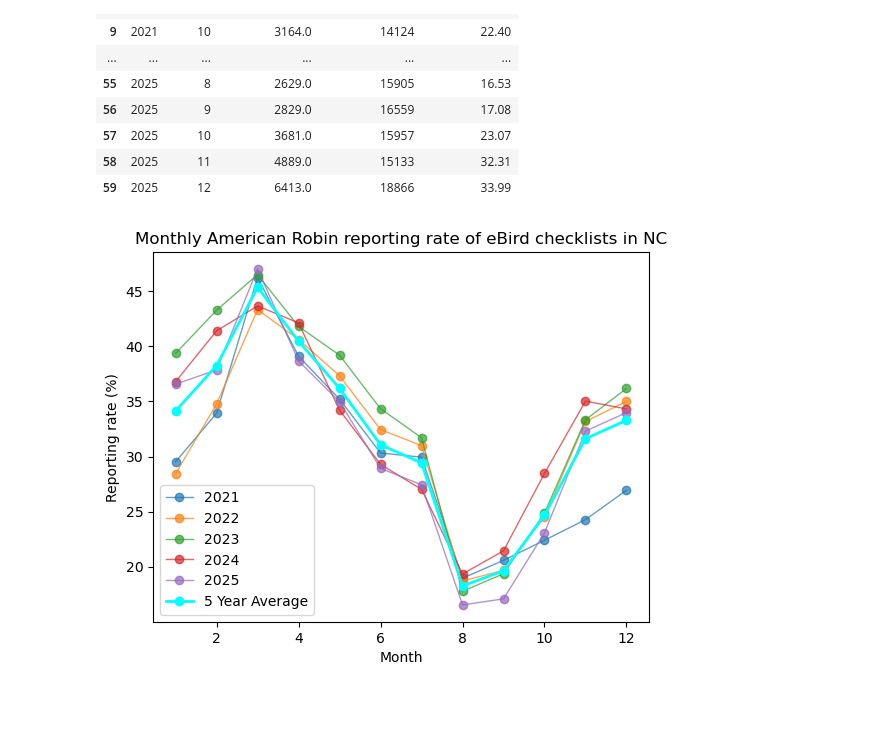
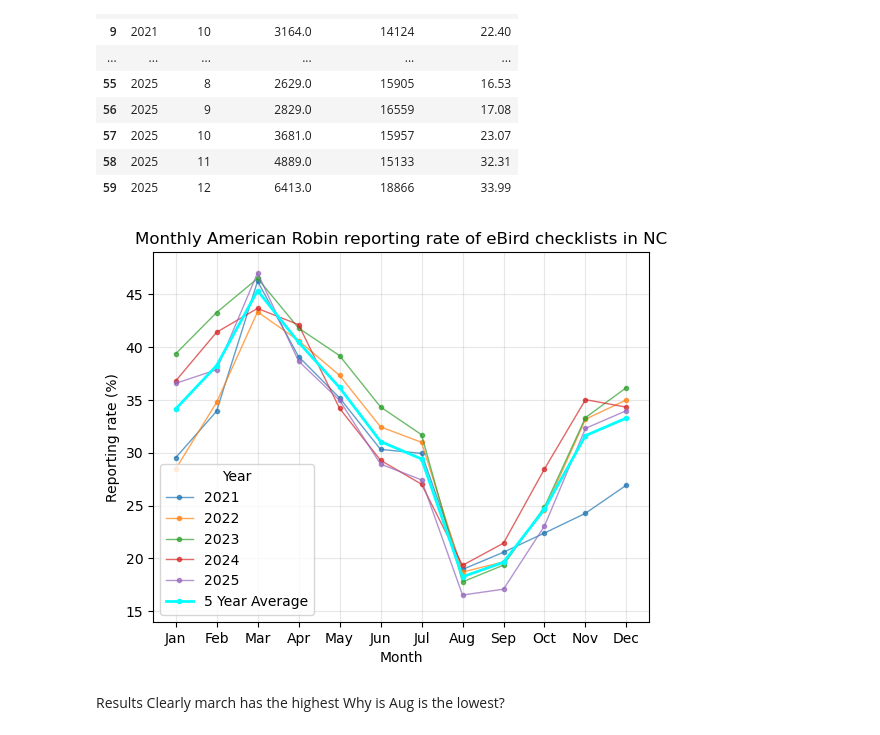
Before and after one commit to mhu732/american-robin-spring-analysis, a Jupyter notebook: american-robin.ipynb, the cells around one changed output. Saved outputs shown, nothing was run; the diff lists cells and outputs as text; code cells hidden in the pictures; blank space fills up the shorter version.

Commit message:
Improve plot

```diff
--- a/american-robin.ipynb
+++ b/american-robin.ipynb
@@ -256,17 +256,21 @@ month_robins
 # %%
 # plot a line for each year
 for year, year_data in month_robins.groupby("year"):
     year_data = year_data.sort_values("month")
-    plt.plot("month", "reporting_rate", data=year_data, marker="o", linewidth=1, alpha=0.7, label=str(year))
+    plt.plot("month", "reporting_rate", data=year_data, marker=".", linewidth=1, alpha=0.7, label=str(year))
 
 # plot the average over 5 years
 average = month_robins.groupby("month")["reporting_rate"].mean()
-average.plot(label="5 Year Average", marker="o", linewidth=2, alpha=1, color="cyan")
+average.plot(label="5 Year Average", marker=".", linewidth=2, alpha=1, color="cyan")
 
+plt.xticks([1,2,3,4,5,6,7,8,9,10,11,12],
+           ["Jan", "Feb", "Mar", "Apr", "May", "Jun", "Jul", "Aug", "Sep", "Oct", "Nov", "Dec"])
+plt.ylim(14, 49)
 plt.xlabel("Month")
 plt.ylabel("Reporting rate (%)")
 plt.title("Monthly American Robin reporting rate of eBird checklists in NC")
-plt.legend()
+plt.legend(title="Year")
+plt.grid(alpha=0.3)
 plt.show()
 # %% [output]
-[figure, old version]
+[figure, new version]
@@ -272,0 +283,4 @@ plt.show()
+# %% [markdown]
+Results
+Clearly march has the highest
+Why is Aug is the lowest?
```
Also changed, not shown: parts of 1 cell of this notebook.
